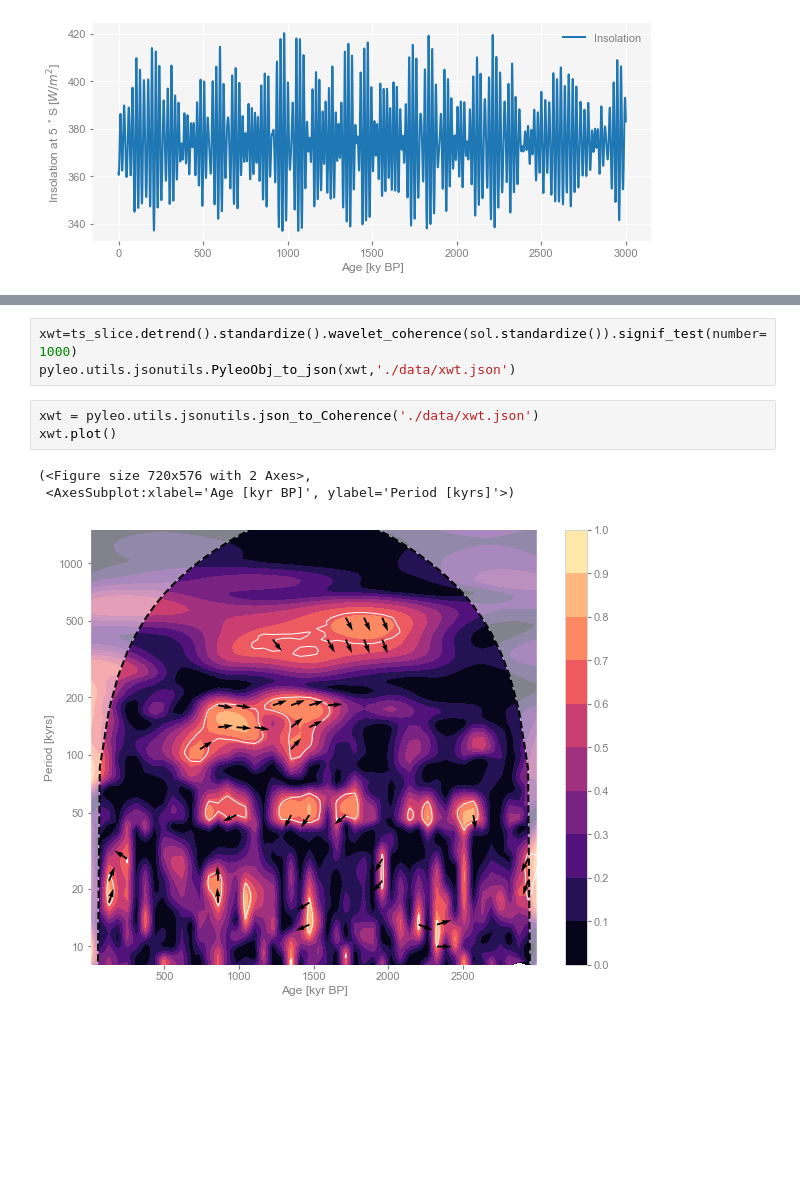
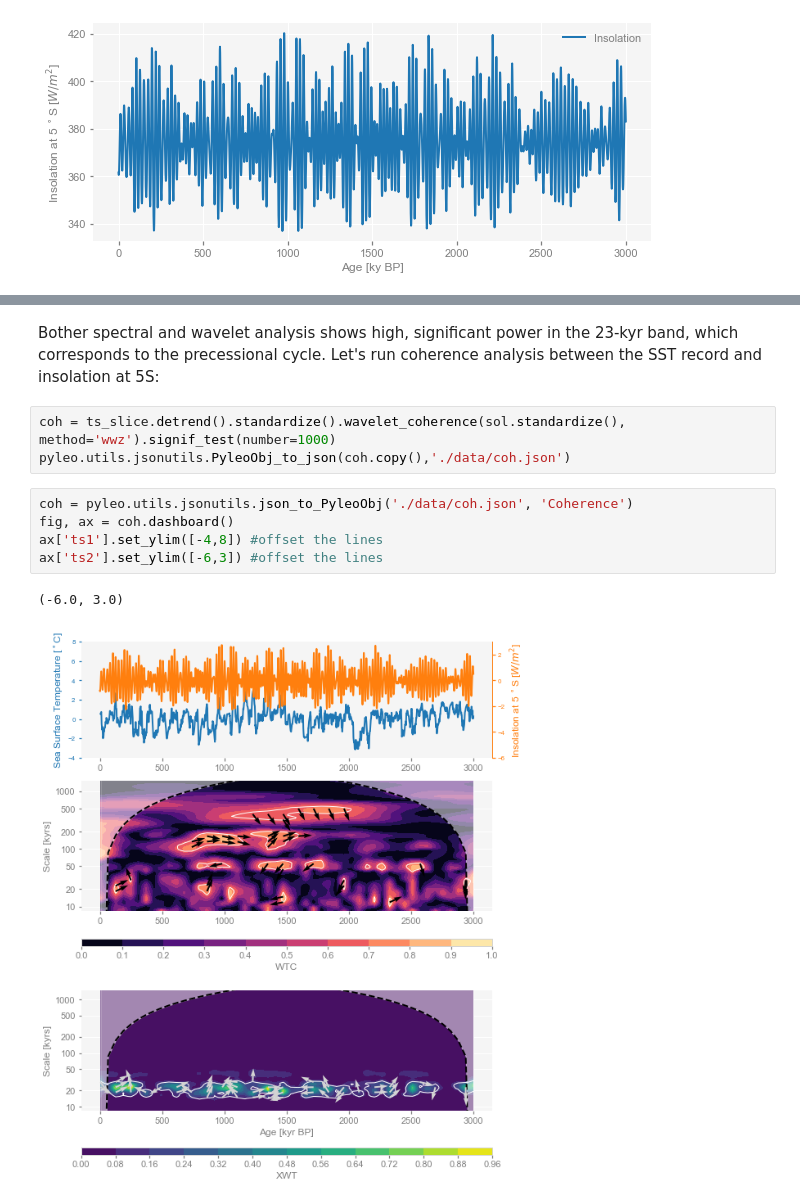
Before and after one commit to LinkedEarth/PyleoclimPaper, a Jupyter notebook: Orbital Cycles/Chasing orbital cyclicities.ipynb, the cells around one changed output, grey strips where cells are left out. Cells and saved outputs as stored; diff of their text form; blank space fills up the shorter version.

```diff
--- a/Orbital Cycles/Chasing orbital cyclicities.ipynb
+++ b/Orbital Cycles/Chasing orbital cyclicities.ipynb
@@ -593,12 +617,15 @@ psd_sol65.plot()
+# %% [markdown]
+Bother spectral and wavelet analysis shows high, significant power in the 23-kyr band, which corresponds to the precessional cycle. Let's run coherence analysis between the SST record and insolation at 5S:
 # %%
-xwt=ts_slice.detrend().standardize().wavelet_coherence(sol.standardize()).signif_test(number=1000)
-pyleo.utils.jsonutils.PyleoObj_to_json(xwt,'./data/xwt.json')
+coh = ts_slice.detrend().standardize().wavelet_coherence(sol.standardize(), method='wwz').signif_test(number=1000)
+pyleo.utils.jsonutils.PyleoObj_to_json(coh.copy(),'./data/coh.json')
 # %%
-xwt = pyleo.utils.jsonutils.json_to_Coherence('./data/xwt.json')
-xwt.plot()
+coh = pyleo.utils.jsonutils.json_to_PyleoObj('./data/coh.json', 'Coherence')
+fig, ax = coh.dashboard()
+ax['ts1'].set_ylim([-4,8]) #offset the lines
+ax['ts2'].set_ylim([-6,3]) #offset the lines
 # %% [output]
-(<Figure size 720x576 with 2 Axes>,
- <AxesSubplot:xlabel='Age [kyr BP]', ylabel='Period [kyrs]'>)
+(-6.0, 3.0)
-[figure, old version]
+[figure, new version]
 # %% [markdown]
 There is indeed coherent variability at orbital scales (20, 40-60, 100, 400-600 kyr), but the phase angles are rather irregular, except in the 100-200 range.
```
Also changed, not shown: parts of 59 cells of this notebook, 15 other files.
